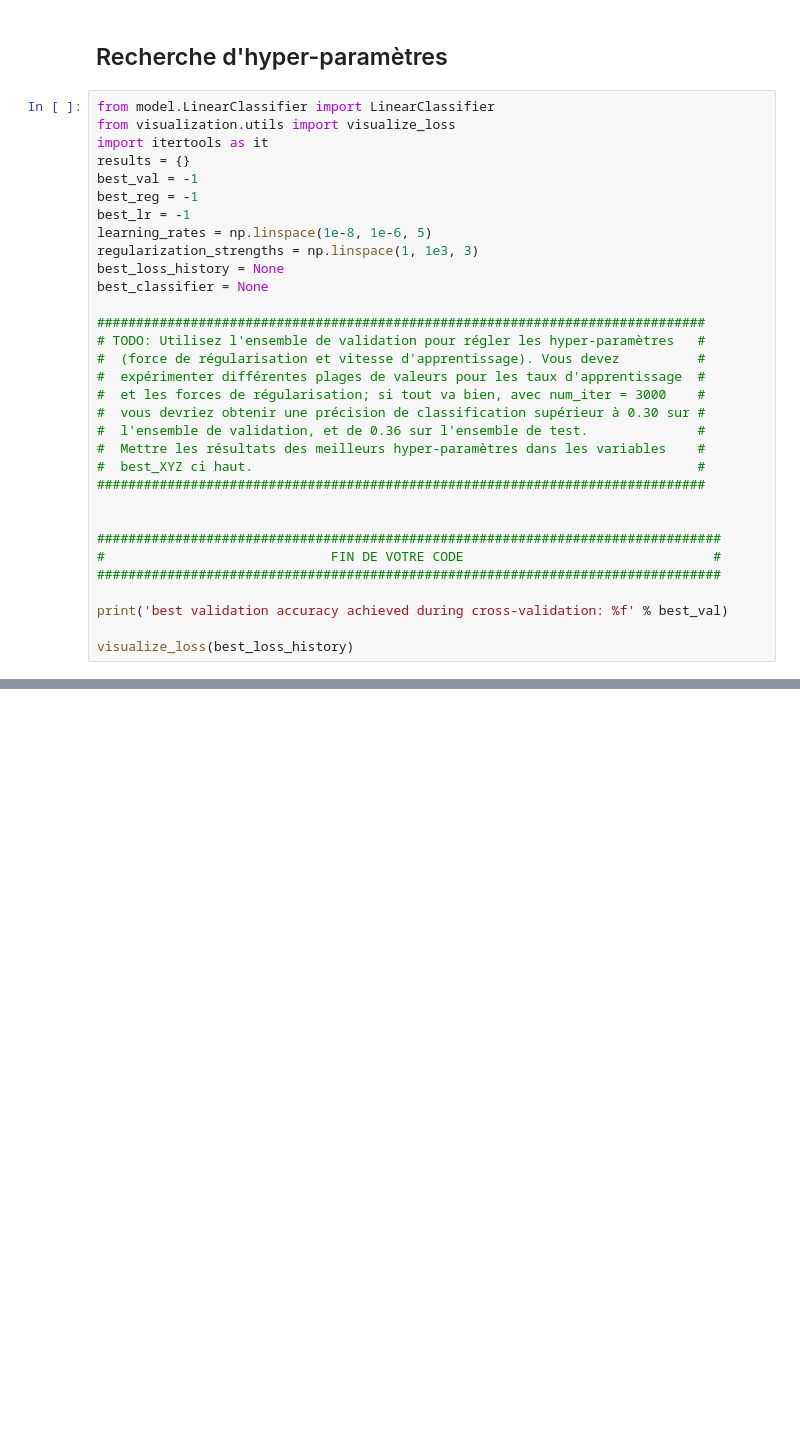
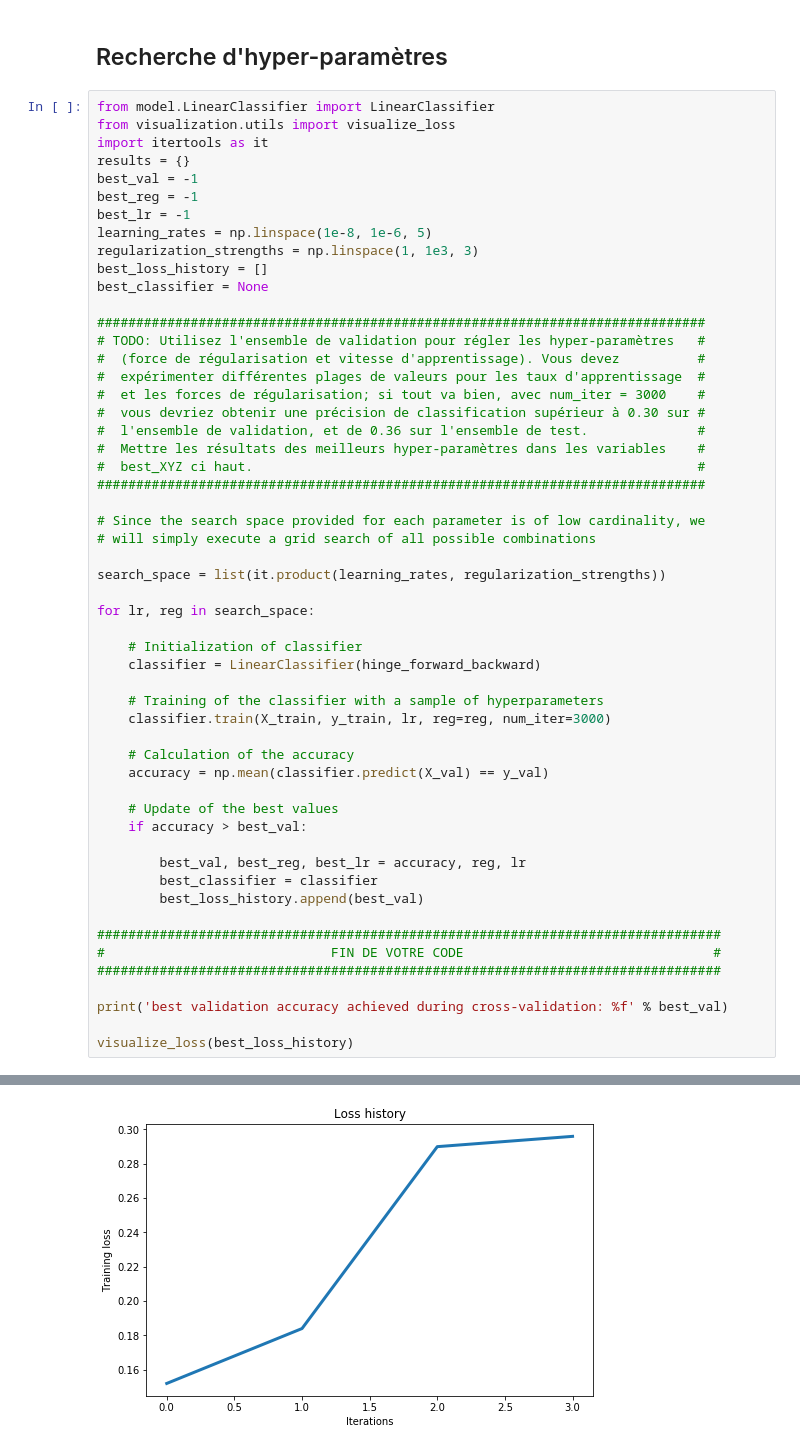
Before and after one commit to sgiardl/IFT780-TP1, a Jupyter notebook: tp1_hinge.ipynb, the cells around one changed output, grey strips where cells are left out. Saved outputs shown, nothing was run; the diff lists cells and outputs as text; blank space fills up the shorter version.

Commit message:
Hinge vectorization part completed

```diff
--- a/tp1_hinge.ipynb
+++ b/tp1_hinge.ipynb
@@ -400,7 +429,7 @@ best_reg = -1
 best_lr = -1
 learning_rates = np.linspace(1e-8, 1e-6, 5)
 regularization_strengths = np.linspace(1, 1e3, 3)
-best_loss_history = None
+best_loss_history = []
 best_classifier = None
 
 ##############################################################################
@@ -414,6 +443,28 @@ best_classifier = None
 #  best_XYZ ci haut.                                                         #
 ##############################################################################
 
+# Since the search space provided for each parameter is of low cardinality, we
+# will simply execute a grid search of all possible combinations
+
+search_space = list(it.product(learning_rates, regularization_strengths))
+
+for lr, reg in search_space:
+
+    # Initialization of classifier
+    classifier = LinearClassifier(hinge_forward_backward)
+
+    # Training of the classifier with a sample of hyperparameters
+    classifier.train(X_train, y_train, lr, reg=reg, num_iter=3000)
+
+    # Calculation of the accuracy
+    accuracy = np.mean(classifier.predict(X_val) == y_val)
+
+    # Update of the best values
+    if accuracy > best_val:
+
+        best_val, best_reg, best_lr = accuracy, reg, lr
+        best_classifier = classifier
+        best_loss_history.append(best_val)
 
 ################################################################################
 #                             FIN DE VOTRE CODE                                #
@@ -422,3 +473,4 @@ best_classifier = None
 print('best validation accuracy achieved during cross-validation: %f' % best_val)
 
 visualize_loss(best_loss_history)
+# %% [output]
@@ -425,3 +478,4 @@ visualize_loss(best_loss_history)
+[figure, added]
 # %%
 # En réentraine avec plus d'itérations
 classifier = LinearClassifier(hinge_forward_backward)
```
Also changed, not shown: parts of 9 cells of this notebook.
